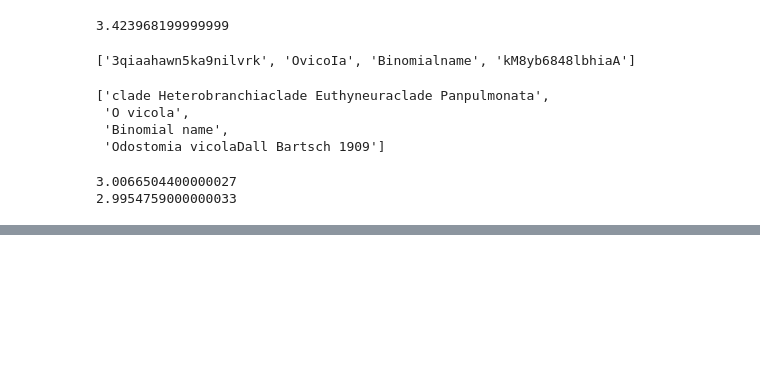
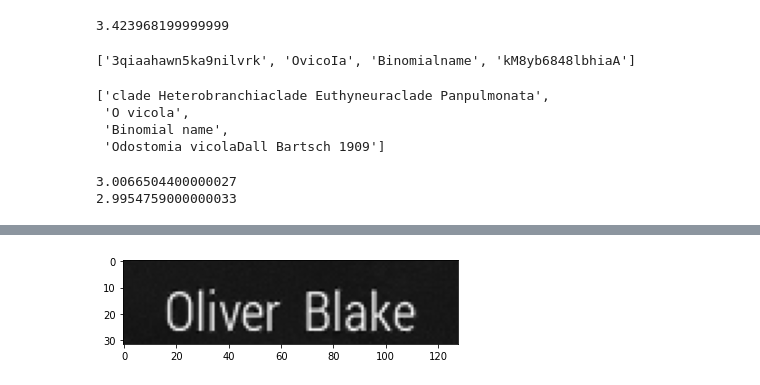
Before and after one commit to MarioTurco/ProgettoCV, a Jupyter notebook: Test.ipynb, the cells around one changed output, grey strips where cells are left out. Saved outputs shown, nothing was run; the diff lists cells and outputs as text; code cells hidden in the pictures; blank space fills up the shorter version.

```diff
--- a/Test.ipynb
+++ b/Test.ipynb
@@ -149,0 +164,6 @@ print(test_score2)
+# %%
+saltpepper = cv2.fastNlMeansDenoising(np.uint8(im*255),None, 13,2)
+plt.imshow(255-saltpepper, cmap='gray')
+plt.show()
+# %% [output]
+[figure, added]
```
Also changed, not shown: parts of 13 cells of this notebook, 4 other files.
